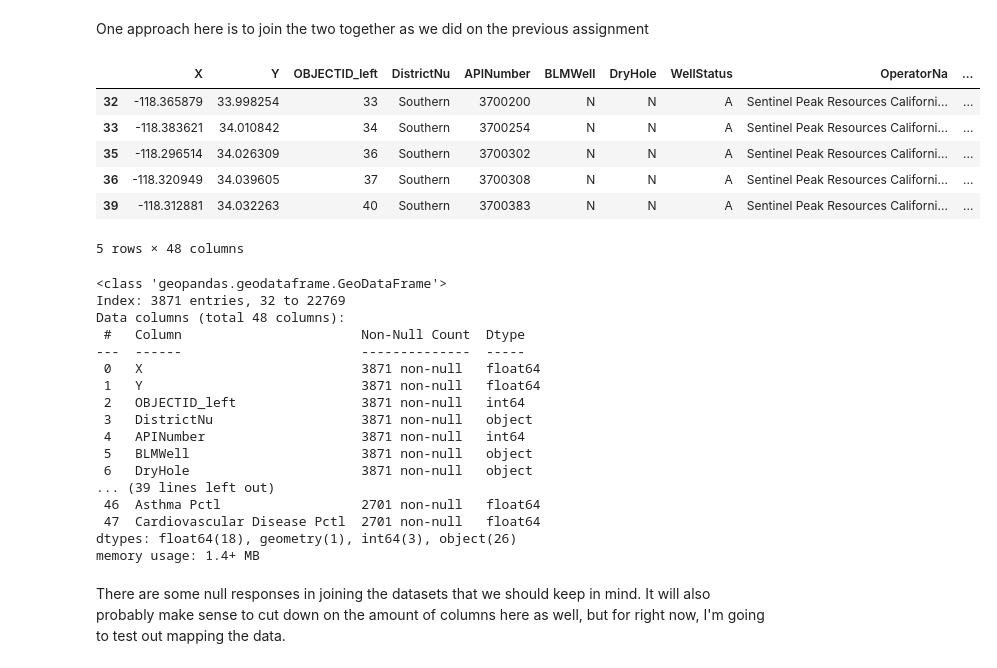
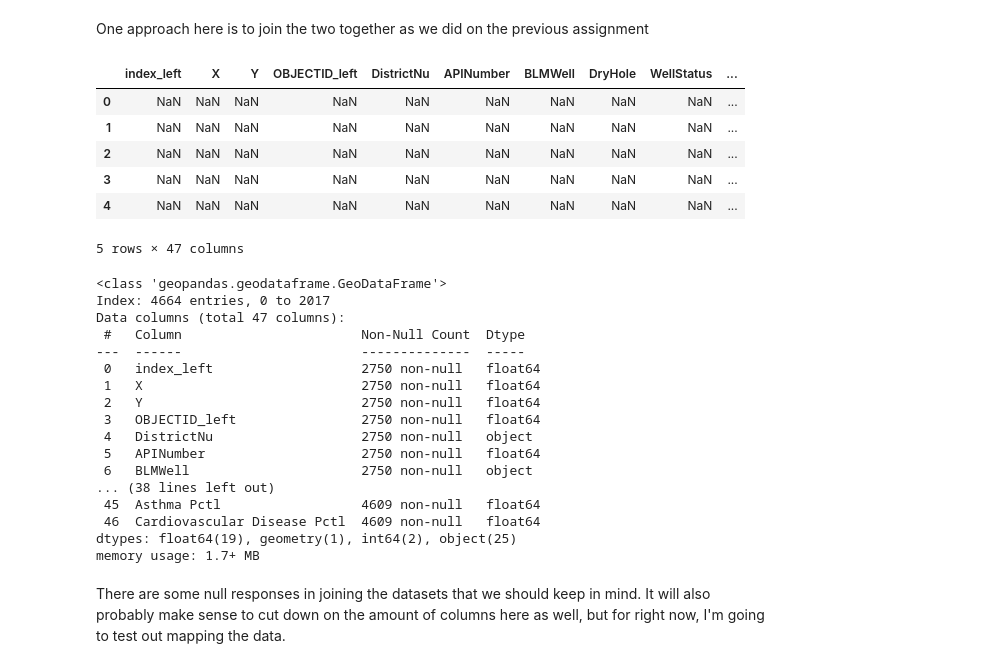
Before and after one commit to katiegreenler/up221_LACountyOilWells, a Jupyter notebook: Group Assignments/Group Assignment 3/CalEnviroscreen_MBforteamuse.ipynb, the cells around one changed output. Drawn from its saved outputs; the diff is of its cells as text; code cells hidden in the pictures.

```diff
--- a/Group Assignments/Group Assignment 3/CalEnviroscreen_MBforteamuse.ipynb
+++ b/Group Assignments/Group Assignment 3/CalEnviroscreen_MBforteamuse.ipynb
@@ -157,36 +157,36 @@ gdf_act = gpd.GeoDataFrame(df_act,
 One approach here is to join the two together as we did on the previous assignment
 # %%
 # Perform a spatial join based on geographic coordinates
-gdfoilCES = gpd.sjoin(gdf_act, CEStracts, how='left', op='within')
+gdfoilCES = gpd.sjoin(gdf_act, CEStracts, how='right', op='within')
 gdfoilCES.head()
 # %% [output]
-|  | X | Y | OBJECTID_left | DistrictNu | APINumber | BLMWell | DryHole | WellStatus | OperatorNa | ... |
-| 32 | -118.365879 | 33.998254 | 33 | Southern | 3700200 | N | N | A | Sentinel Peak Resources Californi... | ... |
-| 33 | -118.383621 | 34.010842 | 34 | Southern | 3700254 | N | N | A | Sentinel Peak Resources Californi... | ... |
-| 35 | -118.296514 | 34.026309 | 36 | Southern | 3700302 | N | N | A | Sentinel Peak Resources Californi... | ... |
-| 36 | -118.320949 | 34.039605 | 37 | Southern | 3700308 | N | N | A | Sentinel Peak Resources Californi... | ... |
-| 39 | -118.312881 | 34.032263 | 40 | Southern | 3700383 | N | N | A | Sentinel Peak Resources Californi... | ... |
+|  | index_left | X | Y | OBJECTID_left | DistrictNu | APINumber | BLMWell | DryHole | WellStatus | ... |
+| 0 | NaN | NaN | NaN | NaN | NaN | NaN | NaN | NaN | NaN | ... |
+| 1 | NaN | NaN | NaN | NaN | NaN | NaN | NaN | NaN | NaN | ... |
+| 2 | NaN | NaN | NaN | NaN | NaN | NaN | NaN | NaN | NaN | ... |
+| 3 | NaN | NaN | NaN | NaN | NaN | NaN | NaN | NaN | NaN | ... |
+| 4 | NaN | NaN | NaN | NaN | NaN | NaN | NaN | NaN | NaN | ... |
-5 rows × 48 columns
+5 rows × 47 columns
 # %%
 gdfoilCES.info()
 # %% [output]
 <class 'geopandas.geodataframe.GeoDataFrame'>
-Index: 3871 entries, 32 to 22769
-Data columns (total 48 columns):
+Index: 4664 entries, 0 to 2017
+Data columns (total 47 columns):
  #   Column                       Non-Null Count  Dtype
 ---  ------                       --------------  -----
- 0   X                            3871 non-null   float64
- 1   Y                            3871 non-null   float64
- 2   OBJECTID_left                3871 non-null   int64
- 3   DistrictNu                   3871 non-null   object
- 4   APINumber                    3871 non-null   int64
- 5   BLMWell                      3871 non-null   object
- 6   DryHole                      3871 non-null   object
-... (39 lines left out)
- 46  Asthma Pctl                  2701 non-null   float64
- 47  Cardiovascular Disease Pctl  2701 non-null   float64
-dtypes: float64(18), geometry(1), int64(3), object(26)
-memory usage: 1.4+ MB
+ 0   index_left                   2750 non-null   float64
+ 1   X                            2750 non-null   float64
+ 2   Y                            2750 non-null   float64
+ 3   OBJECTID_left                2750 non-null   float64
+ 4   DistrictNu                   2750 non-null   object
+ 5   APINumber                    2750 non-null   float64
+ 6   BLMWell                      2750 non-null   object
+... (38 lines left out)
+ 45  Asthma Pctl                  4609 non-null   float64
+ 46  Cardiovascular Disease Pctl  4609 non-null   float64
+dtypes: float64(19), geometry(1), int64(2), object(25)
+memory usage: 1.7+ MB
 # %% [markdown]
 There are some null responses in joining the datasets that we should keep in mind. It will also probably make sense to cut down on the amount of columns here as well, but for right now, I'm going to test out mapping the data.
 # %% [markdown]
```
Also changed, not shown: parts of 6 cells of this notebook.
